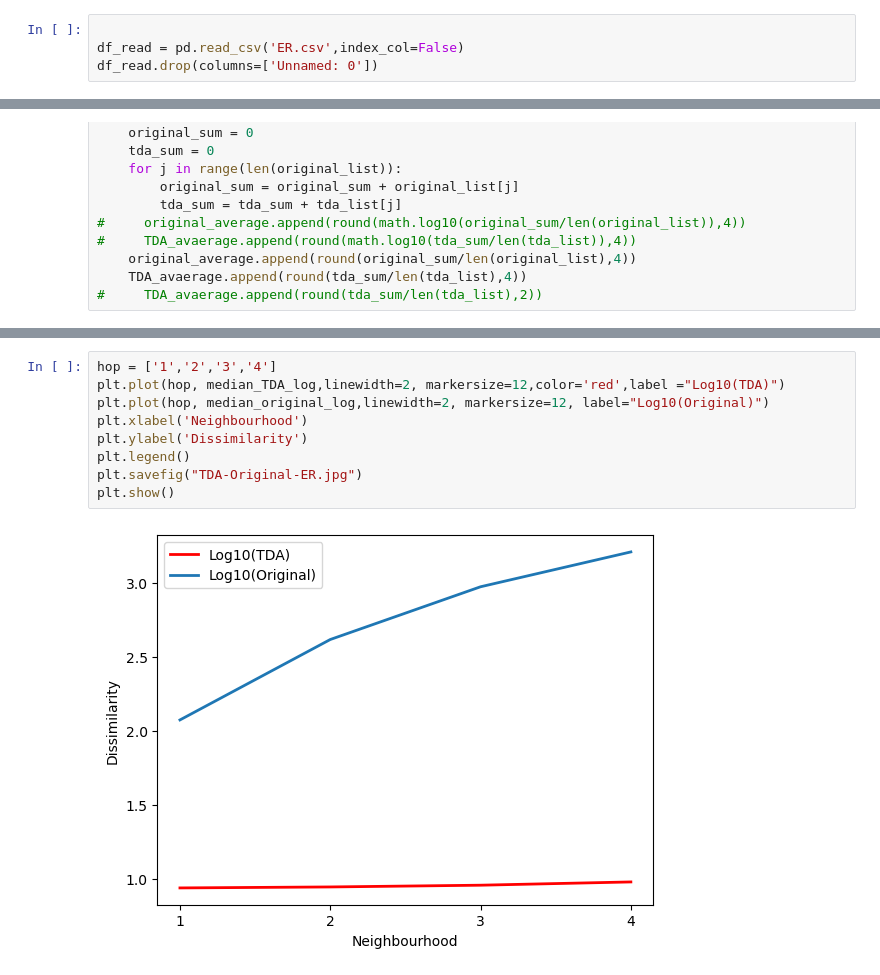
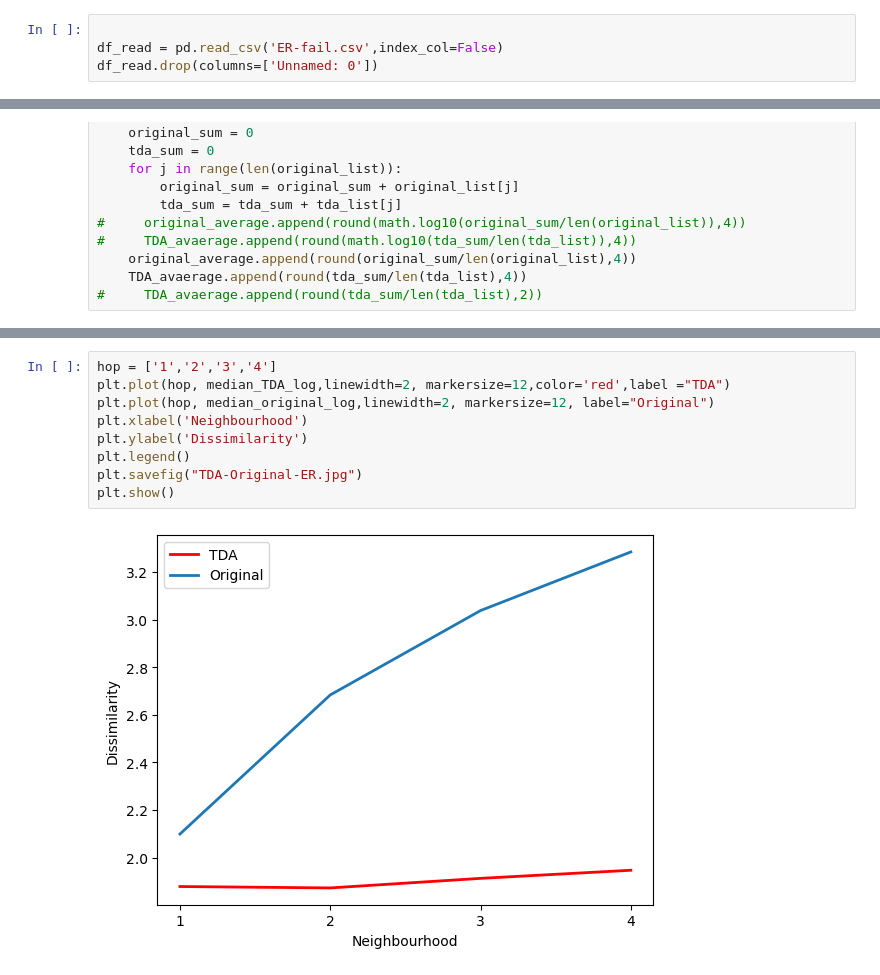
Before and after one commit to benjaminnNgo/TDASimilarityProof, a Jupyter notebook: TDAProofHopV2.ipynb, the cells around one changed output, grey strips where cells are left out. Drawn from its saved outputs; the diff is of its cells as text.

Commit message:
update ER-fail

```diff
--- a/TDAProofHopV2.ipynb
+++ b/TDAProofHopV2.ipynb
@@ -219,7 +219,7 @@ df
 | 29 | 31 | 0.37 | 131.990605 | 9.019908 | 318.145517 | 8.335483 | 490.486984 | 9.290171 | 827.390212 | 14.946647 |
 # %%
 
-df_read = pd.read_csv('ER.csv',index_col=False)
+df_read = pd.read_csv('ER-fail.csv',index_col=False)
 df_read.drop(columns=['Unnamed: 0'])
 # %% [output]
 |  | n | p | Original_1 | TDA_1 | Original_2 | TDA_2 | Original_3 | TDA_3 | Original_4 | TDA_4 |
@@ -338,11 +348,11 @@ plt.show()
 # %%
 hop = ['1','2','3','4']
-plt.plot(hop, median_TDA_log,linewidth=2, markersize=12,color='red',label ="Log10(TDA)")
-plt.plot(hop, median_original_log,linewidth=2, markersize=12, label="Log10(Original)")
+plt.plot(hop, median_TDA_log,linewidth=2, markersize=12,color='red',label ="TDA")
+plt.plot(hop, median_original_log,linewidth=2, markersize=12, label="Original")
 plt.xlabel('Neighbourhood')
 plt.ylabel('Dissimilarity')
 plt.legend()
 plt.savefig("TDA-Original-ER.jpg")
 plt.show()
 # %% [output]
-[figure, old version]
+[figure, new version]
```
Also changed, not shown: parts of 14 cells of this notebook, 2 other files.
